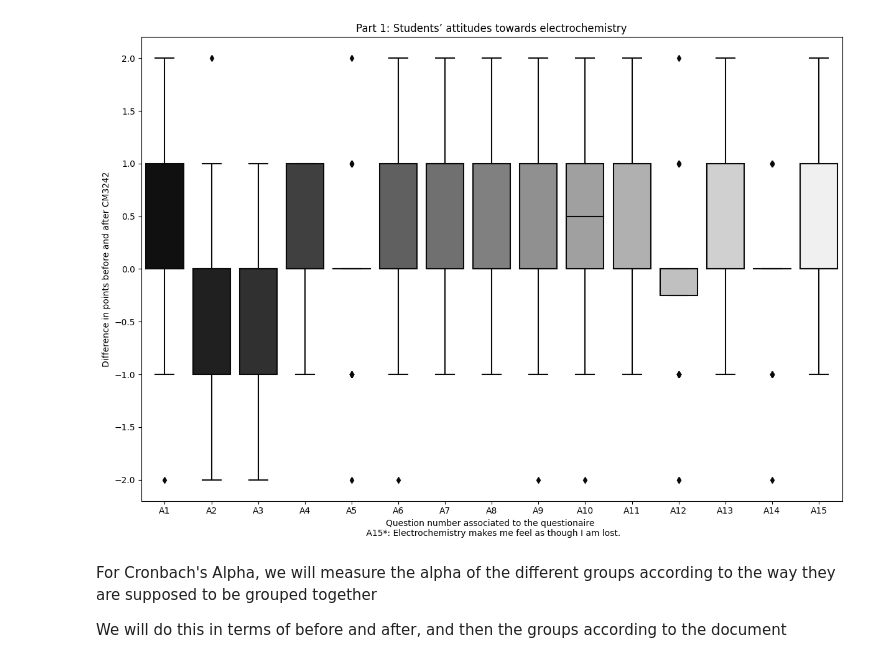
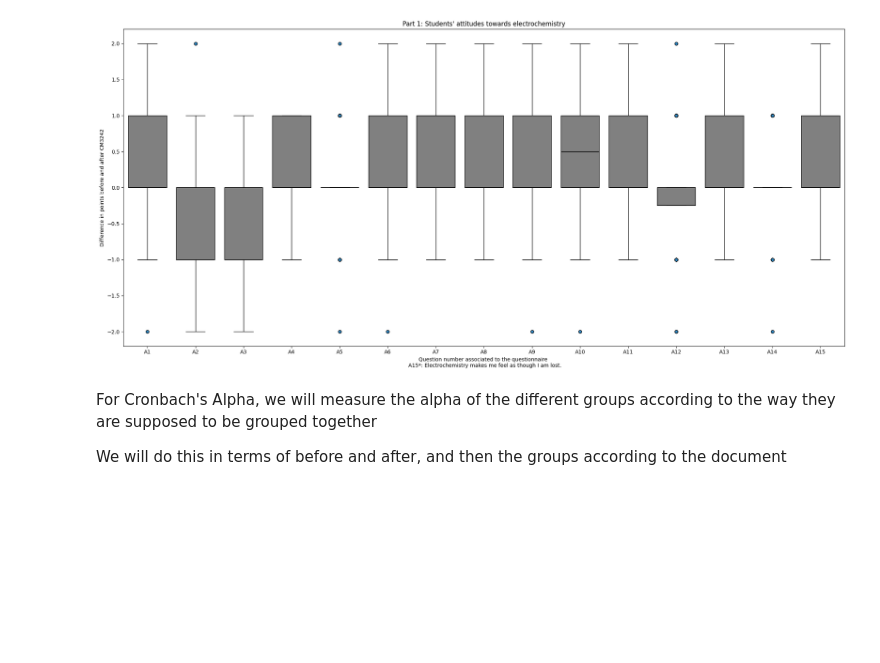
Before and after one commit to kwangyy/electro-analysis, a Jupyter notebook: part_1_analysis.ipynb, the cells around one changed output. Drawn from its saved outputs; the diff is of its cells as text; code cells hidden in the pictures; blank space fills up the shorter version.

Commit message:
part 1 analysis updated

```diff
--- a/part_1_analysis.ipynb
+++ b/part_1_analysis.ipynb
@@ -65,20 +65,29 @@ anxieties = ["A13", "A14", "A15"]
 
 tests = [lessons_attitude, lab_attitude, beliefs, tendencies, anxieties]
 # %%
-plt.figure(figsize = (12, 8))
-#sns.boxplot(x = opinion_diff.index, y = opinion_diff.values, order = opinion_order)
-sns.boxplot(pre_course_q3, order = opinion_order, hue_order= tests, palette = "gray")
+plt.figure(figsize=(20, 9))
+
+# Use a single color for the boxplot with black edges
+sns.boxplot(
+    data=pre_course_q3,
+    order=opinion_order,
+    color='grey',  # Single color for boxes
+    flierprops={'marker': 'o', 'markerfacecolor': '#2E86C1', 'markeredgecolor': 'black'},  # Outlier points
+    medianprops={'color': 'black'},  # Median line color
+    boxprops={'edgecolor': 'black'},  # Box edge color
+    whiskerprops={'color': 'black'},  # Whisker color
+    capprops={'color': 'black'}  # Cap color
+)
+
 plt.tight_layout()
-plt.title("Part 1: Students’ attitudes towards electrochemistry")
-plt.xlabel("Question number associated to the questionaire \n A15*: Electrochemistry makes me feel as though I am lost.")
+plt.title("Part 1: Students' attitudes towards electrochemistry")
+plt.xlabel("Question number associated to the questionnaire \n A15*: Electrochemistry makes me feel as though I am lost.")
 plt.ylabel("Difference in points before and after CM3242")
 
-# TODO: Greyscale
-# TODO: Maybe change the x-label
-plt.savefig("Attitudes Draft.png")
+plt.savefig("Attitudes Graph.png", bbox_inches='tight')
 plt.show()
 # %% [output]
-[figure, old version]
+[figure, new version]
 # %% [markdown]
 For Cronbach's Alpha, we will measure the alpha of the different groups according to the way they are supposed to be grouped together
 
```
Also changed, not shown: parts of 2 cells of this notebook, 13 other files.
